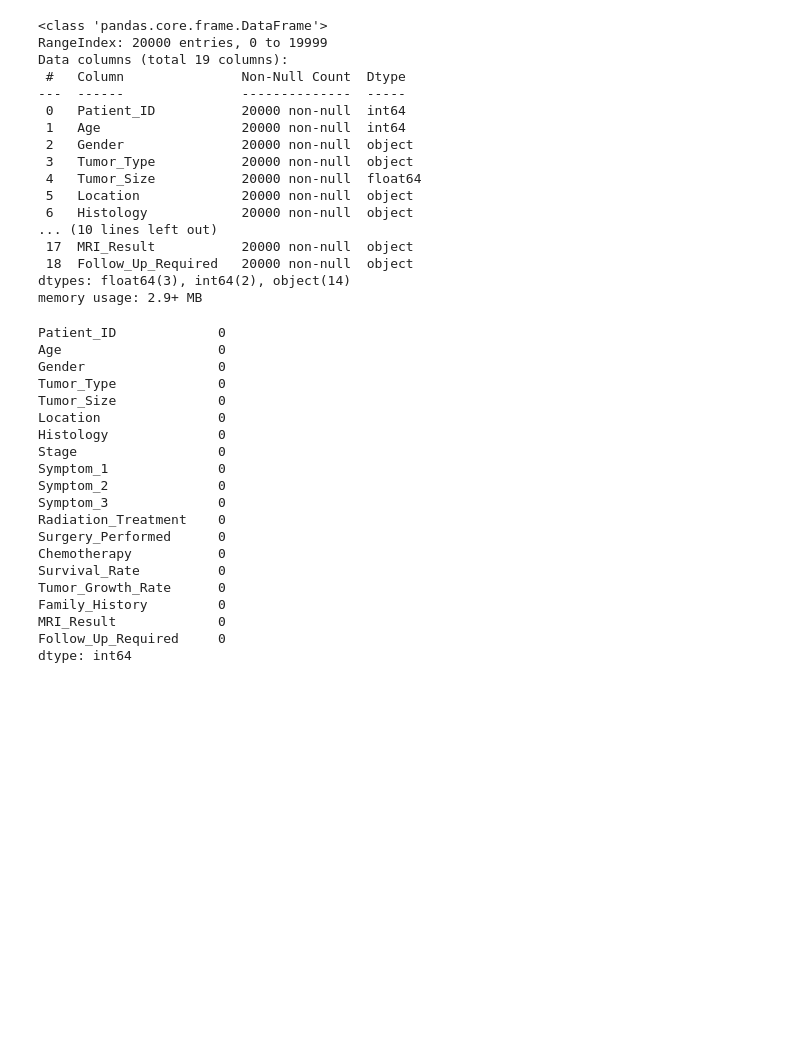
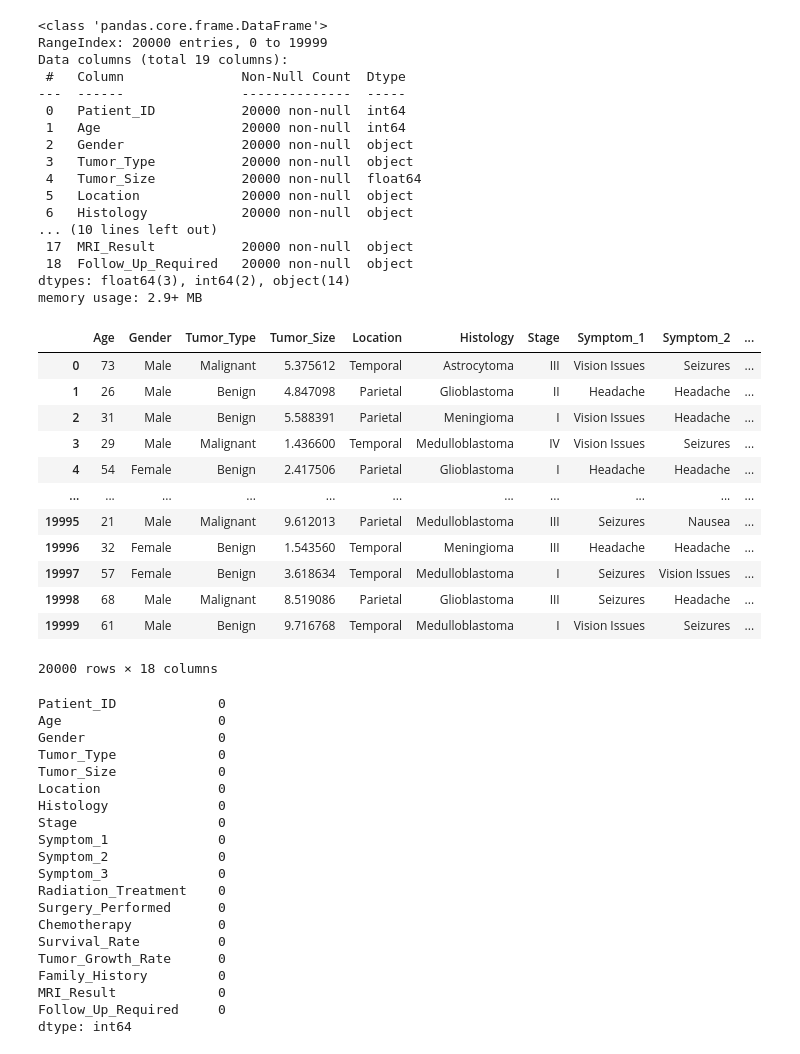
Before and after one commit to SebastienMorichon/PP01_Brain_Tumor_Dataset, a Jupyter notebook: Brain Tumor DS.ipynb, the cells around one changed output. Cells and saved outputs as stored; diff of their text form; code cells hidden in the pictures; blank space fills up the shorter version.

```diff
--- a/Brain Tumor DS.ipynb
+++ b/Brain Tumor DS.ipynb
@@ -43,6 +43,22 @@ Data columns (total 19 columns):
  18  Follow_Up_Required   20000 non-null  object
 dtypes: float64(3), int64(2), object(14)
 memory usage: 2.9+ MB
+# %%
+df
+# %% [output]
+|  | Age | Gender | Tumor_Type | Tumor_Size | Location | Histology | Stage | Symptom_1 | Symptom_2 | ... |
+| 0 | 73 | Male | Malignant | 5.375612 | Temporal | Astrocytoma | III | Vision Issues | Seizures | ... |
+| 1 | 26 | Male | Benign | 4.847098 | Parietal | Glioblastoma | II | Headache | Headache | ... |
+| 2 | 31 | Male | Benign | 5.588391 | Parietal | Meningioma | I | Vision Issues | Headache | ... |
+| 3 | 29 | Male | Malignant | 1.436600 | Temporal | Medulloblastoma | IV | Vision Issues | Seizures | ... |
+| 4 | 54 | Female | Benign | 2.417506 | Parietal | Glioblastoma | I | Headache | Headache | ... |
+| ... | ... | ... | ... | ... | ... | ... | ... | ... | ... | ... |
+| 19995 | 21 | Male | Malignant | 9.612013 | Parietal | Medulloblastoma | III | Seizures | Nausea | ... |
+| 19996 | 32 | Female | Benign | 1.543560 | Temporal | Meningioma | III | Headache | Headache | ... |
+| 19997 | 57 | Female | Benign | 3.618634 | Temporal | Medulloblastoma | I | Seizures | Vision Issues | ... |
+| 19998 | 68 | Male | Malignant | 8.519086 | Parietal | Glioblastoma | III | Seizures | Headache | ... |
+| 19999 | 61 | Male | Benign | 9.716768 | Temporal | Medulloblastoma | I | Vision Issues | Seizures | ... |
+20000 rows × 18 columns
 # %%
 df.isnull().sum()
 # %% [output]
```
Also changed, not shown: parts of 5 cells of this notebook.
